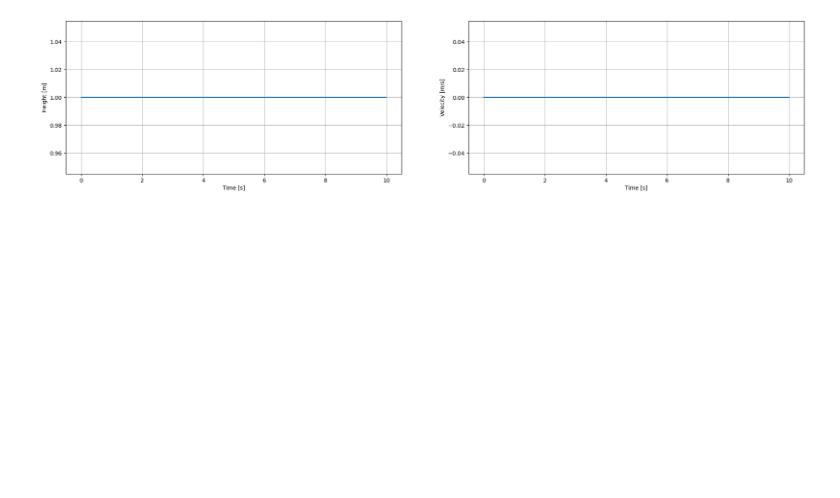
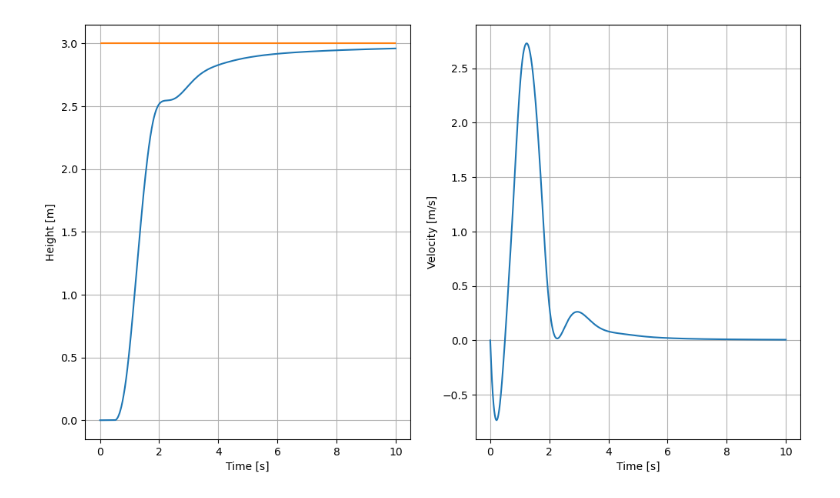
Before and after one commit to Pljwachs/Control-and-Simulation-of-Rocket-Hopper, a Jupyter notebook: src/RK4_validation.ipynb, the cells around one changed output. Saved outputs shown, nothing was run; the diff lists cells and outputs as text; code cells hidden in the pictures; blank space fills up the shorter version.

```diff
--- a/src/RK4_validation.ipynb
+++ b/src/RK4_validation.ipynb
@@ -92,22 +234,23 @@ def stateupdate(t,h,motion):
 # %%
 # Main iteration loop
 motion_ti=motion_t0
+state_ti=state_t0
+v_pos=0
 
-
-for ti in range(len(time)-1):
+for ti in range(len(time)):
     #
     t=time[ti]
 
-
+    #store the step
+    state_t[:,ti]=state_ti
+    motion_t[:,ti]=motion_ti
 
     # calculte the new value (RK4/Algebraic update)
-    motion_ti=stateupdate(t,h,motion_ti)
+    motion_ti,state_ti,v_pos=stateupdate(t,h,motion_ti,state_ti,v_pos)
 
-    #store the step
-    motion_t[:,ti]=motion_ti
-
+    #print("x: ", motion_t[0,ti])
     #print(f'Step {t} of {len(time)-1}'.format())
 
 
-print("last position is", motion_t[0,-2])
+print("last position is", motion_t[0,-1])
 # %% [output]
@@ -115,19 +286,20 @@ last position is 1.0
 # %%
-# Visualization
-
-# part 3: motion
-plt.figure(figsize=(24,5))
+# part 3: motion changed (lower target height will increase the time to converge, so you need to set tf larger)
+fig_m=plt.figure(figsize=(12,7))
 plt.subplot(121)
-plt.plot(time[:-1], motion_t[0, :-1], label='x')
+plt.plot(time[:-1], motion_t[0, :-1], label='x',color="C0")
+plt.hlines(x_target,xmin=0,xmax=tf,label="target",colors="C1")
 plt.xlabel('Time [s]')
 plt.ylabel('Height [m]')
 plt.grid()
 
 
 plt.subplot(122)
 plt.plot(time[:-1], motion_t[1, :-1], label='v')
 plt.xlabel('Time [s]')
 plt.ylabel('Velocity [m/s]')
 plt.grid()
+
+plt.show()
 # %% [output]
-[figure, old version]
+[figure, new version]
```
Also changed, not shown: parts of 14 cells of this notebook, 2 other files.
